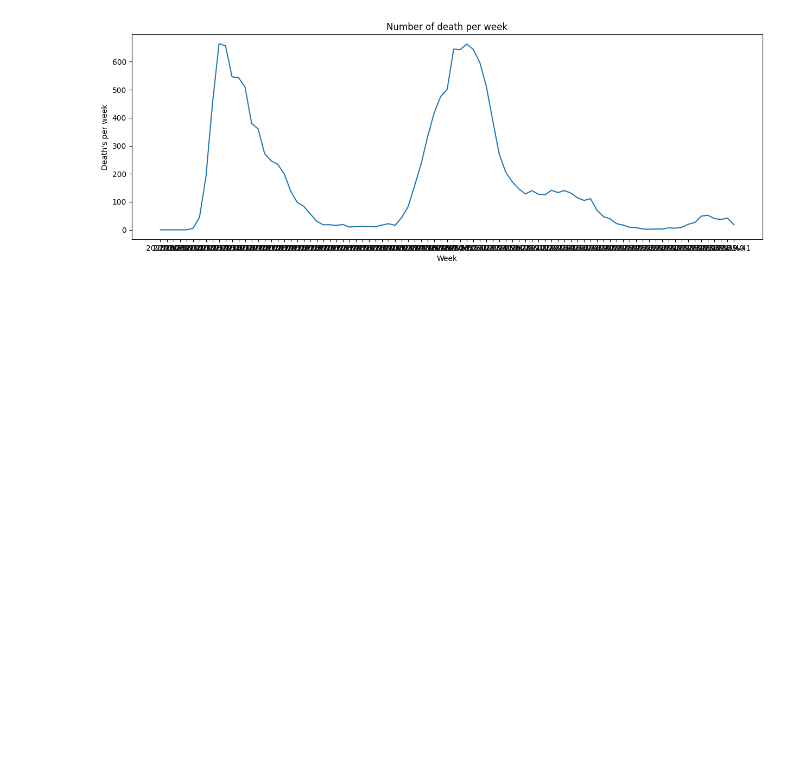
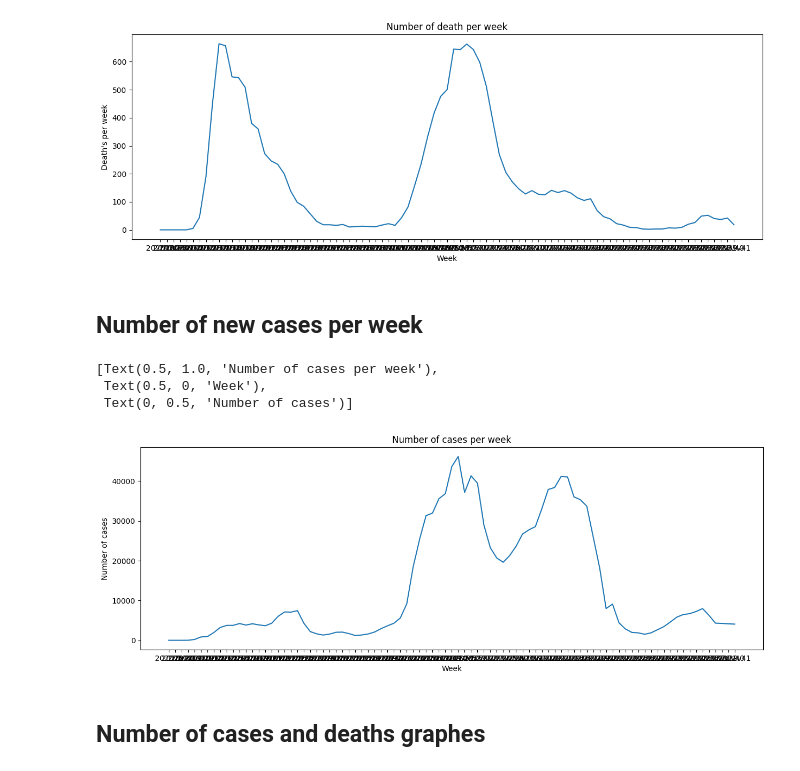
Before and after one commit to FabianAndersson17/Databehandling-Fabian-Andersson, a Jupyter notebook: Labs/Covid-19_Labb1.ipynb, the cells around one changed output. Drawn from its saved outputs; the diff is of its cells as text; code cells hidden in the pictures; blank space fills up the shorter version.

Commit message:
Added graphes for number of cases per week in both seaborn and plotly express

```diff
--- a/Labs/Covid-19_Labb1.ipynb
+++ b/Labs/Covid-19_Labb1.ipynb
@@ -123,3 +127,15 @@ fig.update_xaxes(
     spikedash="solid"
 )
 fig.show()
+# %% [markdown]
+## Number of new cases per week
+# %%
+# Seaborn plot
+fig, ax = plt.subplots(1, 1, dpi=100, figsize=(15, 5))
+sns.lineplot(data=covid19_cases, x="Vecka", y="Antal_fall_vecka")
+ax.set(title="Number of cases per week", xlabel="Week", ylabel="Number of cases")
+# %% [output]
+[Text(0.5, 1.0, 'Number of cases per week'),
+ Text(0.5, 0, 'Week'),
+ Text(0, 0.5, 'Number of cases')]
+[figure, added]
@@ -125,0 +151,2 @@ fig.show()
+# %% [markdown]
+## Number of cases and deaths graphes
```
Also changed, not shown: parts of 7 cells of this notebook.
